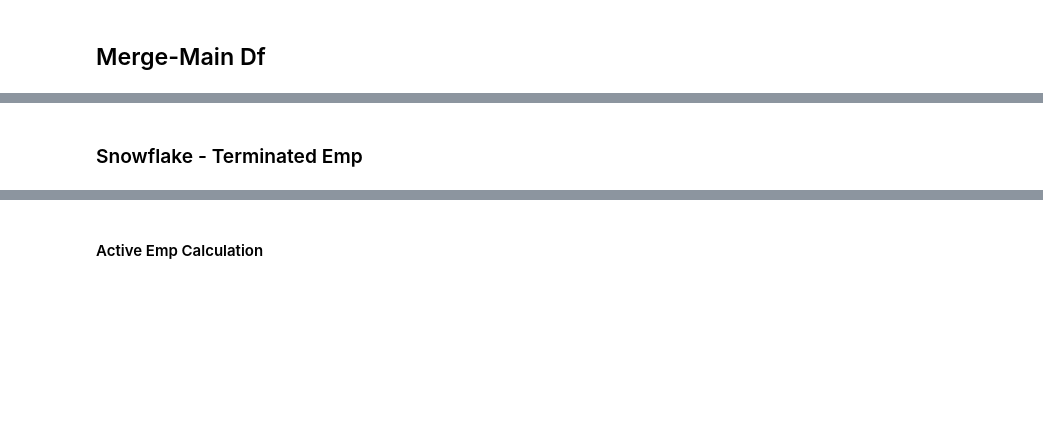
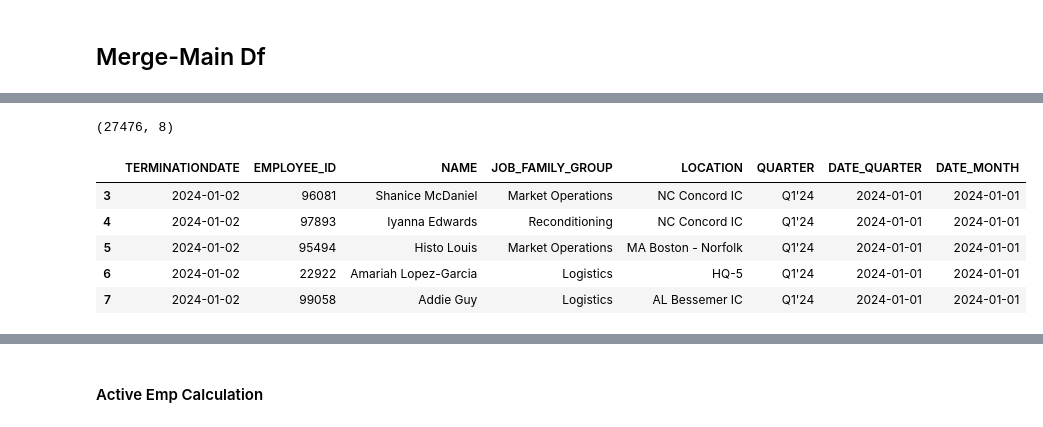
Before and after one commit to anishmiddelacarvana/SiteRisk, a Jupyter notebook: v3.ipynb, the cells around one changed output, grey strips where cells are left out. Cells and saved outputs as stored; diff of their text form; code cells hidden in the pictures; blank space fills up the shorter version.

```diff
--- a/v3.ipynb
+++ b/v3.ipynb
@@ -984 +932,26 @@ ORDER BY
+# %%
+turnover_snow_terms= db_snowflake_write.execute(f"""
+SELECT
+    DATE_DAY as TerminationDate,
+    EMPLOYEE_ID,
+    EMPLOYEE_NAME as NAME,
+    CASE
+    WHEN JOB_FAMILY_GROUP like '%ADESA%' THEN 'ADESA'
+    ELSE JOB_FAMILY_GROUP
+    END as JOB_FAMILY_GROUP,
+    LOCATION,
+    CONCAT('Q', DATE_PART('QUARTER', DATE_DAY), '''', RIGHT(DATE_PART('YEAR', DATE_DAY), 2)) AS Quarter,
+    DATE_TRUNC('QUARTER', DATE_DAY) AS DATE_QUARTER,
+    DATE_TRUNC('MONTH', DATE_DAY) AS DATE_MONTH
+FROM
+    PEOPLEOPS.ANALYTICS.VW_WORKDAY_EMPLOYEE_LINEAGE
+WHERE
+    DATA_TYPE = 'TERMINATED'
+    AND EMPLOYEE_TYPE='Regular'
+    AND DATE_DAY>='2024-01-01'
+
+ORDER BY
+    TerminationDate
+
+""")
 # %%
@@ -986,14 +972,12 @@ turnover_sql_terms['JOB_FAMILY_GROUP'].unique()
 # %%
-turnover_sql_terms['JOB_FAMILY_GROUP'] = np.where(turnover_sql_terms['JOB_FAMILY_GROUP'].str.contains('Regulatory'), 'Registration', turnover_sql_terms['JOB_FAMILY_GROUP'])
+turnover_snow_terms['JOB_FAMILY_GROUP'] = np.where(turnover_snow_terms['JOB_FAMILY_GROUP'].str.contains('Regulatory'), 'Registration', turnover_snow_terms['JOB_FAMILY_GROUP'])
 # %%
 # Converting to Date
-turnover_sql_terms['TERMINATIONDATE']=pd.to_datetime(turnover_sql_terms['TERMINATIONDATE'])
+turnover_snow_terms['TERMINATIONDATE']=pd.to_datetime(turnover_snow_terms['TERMINATIONDATE'])
 
 # Neccesary JobFamilyGroups
-turnover_sql_terms=turnover_sql_terms[turnover_sql_terms['JOB_FAMILY_GROUP'].isin(necessary_JobFamilyGroups) & turnover_sql_terms['QUARTER'].notna()]
+turnover_snow_terms=turnover_snow_terms[turnover_snow_terms['JOB_FAMILY_GROUP'].isin(necessary_JobFamilyGroups) & turnover_snow_terms['QUARTER'].notna()]
 
 # # Adding Quarter based on Date column
-# turnover_sql_terms['Quarter'] = turnover_sql_terms['TerminationDate'].dt.to_period("Q")
-# turnover_sql_terms['Quarter'] = turnover_sql_terms['Quarter'].apply(lambda q: f"{q.strftime('Q%q')}'{str(q.year)[2:]}")
+# turnover_snow_terms['Quarter'] = turnover_snow_terms['TerminationDate'].dt.to_period("Q")
+# turnover_snow_terms['Quarter'] = turnover_snow_terms['Quarter'].apply(lambda q: f"{q.strftime('Q%q')}'{str(q.year)[2:]}")
-# %% [markdown]
-### Snowflake - Terminated Emp
@@ -1013,4 +984,12 @@ turnover_sql_terms=turnover_sql_terms[turnover_sql_terms['JOB_FAMILY_GROUP'].isi
 # %%
-print(turnover_sql_terms.shape)
-turnover_sql_terms.head()
+print(turnover_snow_terms.shape)
+turnover_snow_terms.head()
+# %% [output]
+(27476, 8)
+|  | TERMINATIONDATE | EMPLOYEE_ID | NAME | JOB_FAMILY_GROUP | LOCATION | QUARTER | DATE_QUARTER | DATE_MONTH |
+| 3 | 2024-01-02 | 96081 | Shanice McDaniel | Market Operations | NC Concord IC | Q1'24 | 2024-01-01 | 2024-01-01 |
+| 4 | 2024-01-02 | 97893 | Iyanna Edwards | Reconditioning | NC Concord IC | Q1'24 | 2024-01-01 | 2024-01-01 |
+| 5 | 2024-01-02 | 95494 | Histo Louis | Market Operations | MA Boston - Norfolk | Q1'24 | 2024-01-01 | 2024-01-01 |
+| 6 | 2024-01-02 | 22922 | Amariah Lopez-Garcia | Logistics | HQ-5 | Q1'24 | 2024-01-01 | 2024-01-01 |
+| 7 | 2024-01-02 | 99058 | Addie Guy | Logistics | AL Bessemer IC | Q1'24 | 2024-01-01 | 2024-01-01 |
 # %%
```
Also changed, not shown: parts of 49 cells of this notebook.
